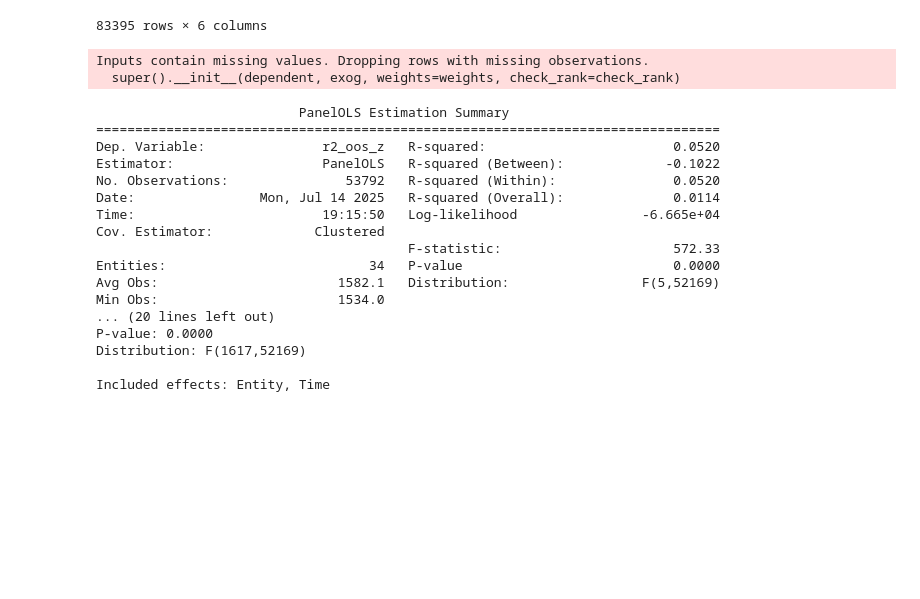
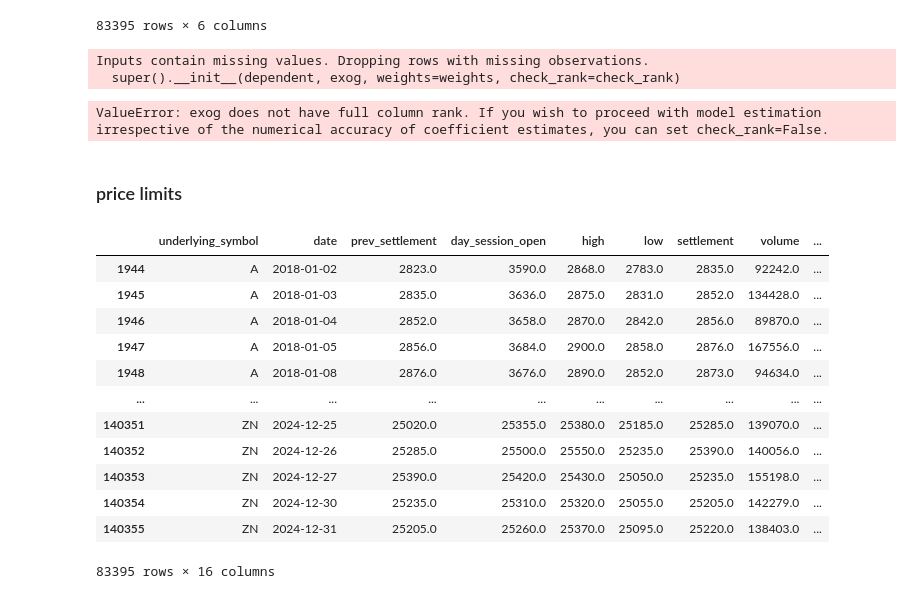
Before and after one commit to jumpingjumping219/Intraday-Return-Predictability-in-Chinese-Commodity-Futures-Evidence-from-Machine-Learning-Forecasts, a Jupyter notebook: Institutional_trading.ipynb, the cells around one changed output. Cells and saved outputs as stored; diff of their text form; code cells hidden in the pictures; blank space fills up the shorter version.

```diff
--- a/Institutional_trading.ipynb
+++ b/Institutional_trading.ipynb
@@ -486,18 +496,19 @@ df
 # %%
 from linearmodels.panel import PanelOLS
 import pandas as pd
+import statsmodels.api as sm
 
 df = ITV.copy()
 dfp = df.set_index(['underlying_symbol', 'date']).sort_index()
 
-for col in ['volume_y','open_interest_y','ILLIQ','IT','ITC','IOI','RT','RTC','r2_oos']:
+for col in ['volume_y','open_interest_y','ILLIQ','IT','ITC','IOI','RT','RTC','LD', 'r2_oos']:
     dfp[col + '_z'] = (
         dfp.groupby('date')[col]
            .transform(lambda x: (x - x.mean()) / x.std(ddof=0))
     )
 
 y    = dfp['r2_oos_z']
-X    = sm.add_constant(dfp[['RT_z','RTC_z','volume_y_z','open_interest_y_z','ILLIQ_z']])
+X    = sm.add_constant(dfp[['RT_z','RTC_z','IT_z','ITC_z','IOI_z','LD_z','volume_y_z','open_interest_y_z','ILLIQ_z']])
 
 mod  = PanelOLS(
     y, X,
@@ -512,20 +523,29 @@ print(res.summary)
 # %% [output]
 Inputs contain missing values. Dropping rows with missing observations.
   super().__init__(dependent, exog, weights=weights, check_rank=check_rank)
-                          PanelOLS Estimation Summary
-================================================================================
-Dep. Variable:               r2_oos_z   R-squared:                        0.0520
-Estimator:                   PanelOLS   R-squared (Between):             -0.1022
-No. Observations:               53792   R-squared (Within):               0.0520
-Date:                Mon, Jul 14 2025   R-squared (Overall):              0.0114
-Time:                        19:15:50   Log-likelihood                -6.665e+04
-Cov. Estimator:             Clustered
-                                        F-statistic:                      572.33
-Entities:                          34   P-value                           0.0000
-Avg Obs:                       1582.1   Distribution:                 F(5,52169)
-Min Obs:                       1534.0
-... (20 lines left out)
-P-value: 0.0000
-Distribution: F(1617,52169)
-
-Included effects: Entity, Time
+ValueError: exog does not have full column rank. If you wish to proceed with model estimation irrespective of the numerical accuracy of coefficient estimates, you can set check_rank=False.
+# %% [markdown]
+### price limits
+# %%
+import pandas as pd
+com_1d_bar = pd.read_parquet('/Volumes/T7Shield/PhD/RA/Sparse Signals in the Cross-Section of  Returns/output/com_1d_bar.parquet', engine = 'fastparquet').reset_index()
+# com_1d_bar = com_1d_bar[['underlying_symbol', 'date', 'volume',
+#                         'open_interest', 'close']]
+com_1d_bar['date'] = pd.to_datetime(com_1d_bar['date'])
+com_1d_bar = com_1d_bar[com_1d_bar['date'] > '2018-01-01']
+com_1d_bar = com_1d_bar.iloc[:, 2:]
+com_1d_bar
+# %% [output]
+|  | underlying_symbol | date | prev_settlement | day_session_open | high | low | settlement | volume | ... |
+| 1944 | A | 2018-01-02 | 2823.0 | 3590.0 | 2868.0 | 2783.0 | 2835.0 | 92242.0 | ... |
+| 1945 | A | 2018-01-03 | 2835.0 | 3636.0 | 2875.0 | 2831.0 | 2852.0 | 134428.0 | ... |
+| 1946 | A | 2018-01-04 | 2852.0 | 3658.0 | 2870.0 | 2842.0 | 2856.0 | 89870.0 | ... |
+| 1947 | A | 2018-01-05 | 2856.0 | 3684.0 | 2900.0 | 2858.0 | 2876.0 | 167556.0 | ... |
+| 1948 | A | 2018-01-08 | 2876.0 | 3676.0 | 2890.0 | 2852.0 | 2873.0 | 94634.0 | ... |
+| ... | ... | ... | ... | ... | ... | ... | ... | ... | ... |
+| 140351 | ZN | 2024-12-25 | 25020.0 | 25355.0 | 25380.0 | 25185.0 | 25285.0 | 139070.0 | ... |
+| 140352 | ZN | 2024-12-26 | 25285.0 | 25500.0 | 25550.0 | 25235.0 | 25390.0 | 140056.0 | ... |
+| 140353 | ZN | 2024-12-27 | 25390.0 | 25420.0 | 25430.0 | 25050.0 | 25235.0 | 155198.0 | ... |
+| 140354 | ZN | 2024-12-30 | 25235.0 | 25310.0 | 25320.0 | 25055.0 | 25205.0 | 142279.0 | ... |
+| 140355 | ZN | 2024-12-31 | 25205.0 | 25260.0 | 25370.0 | 25095.0 | 25220.0 | 138403.0 | ... |
+83395 rows × 16 columns
```
Also changed, not shown: parts of 6 cells of this notebook, 1 other file.
